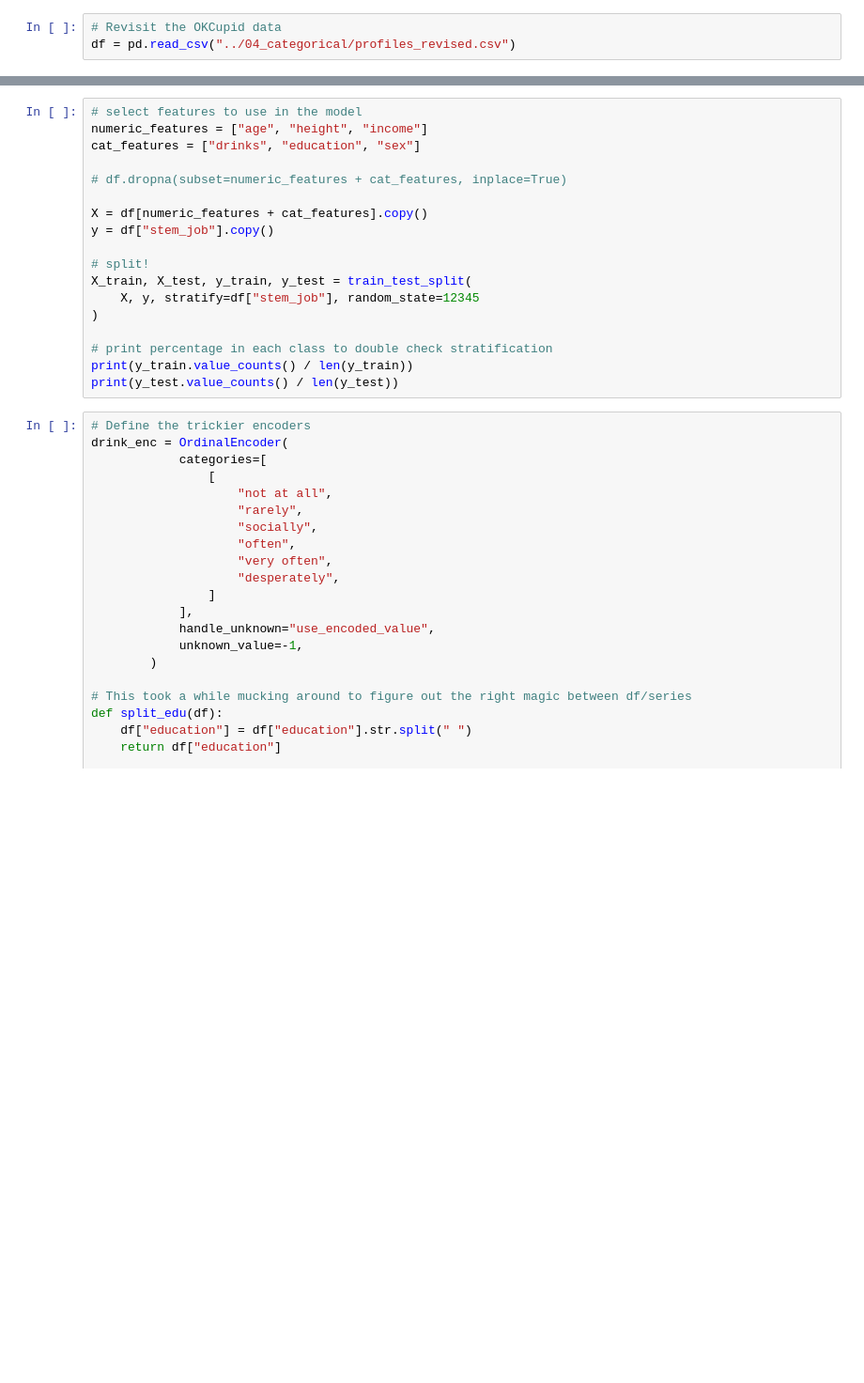
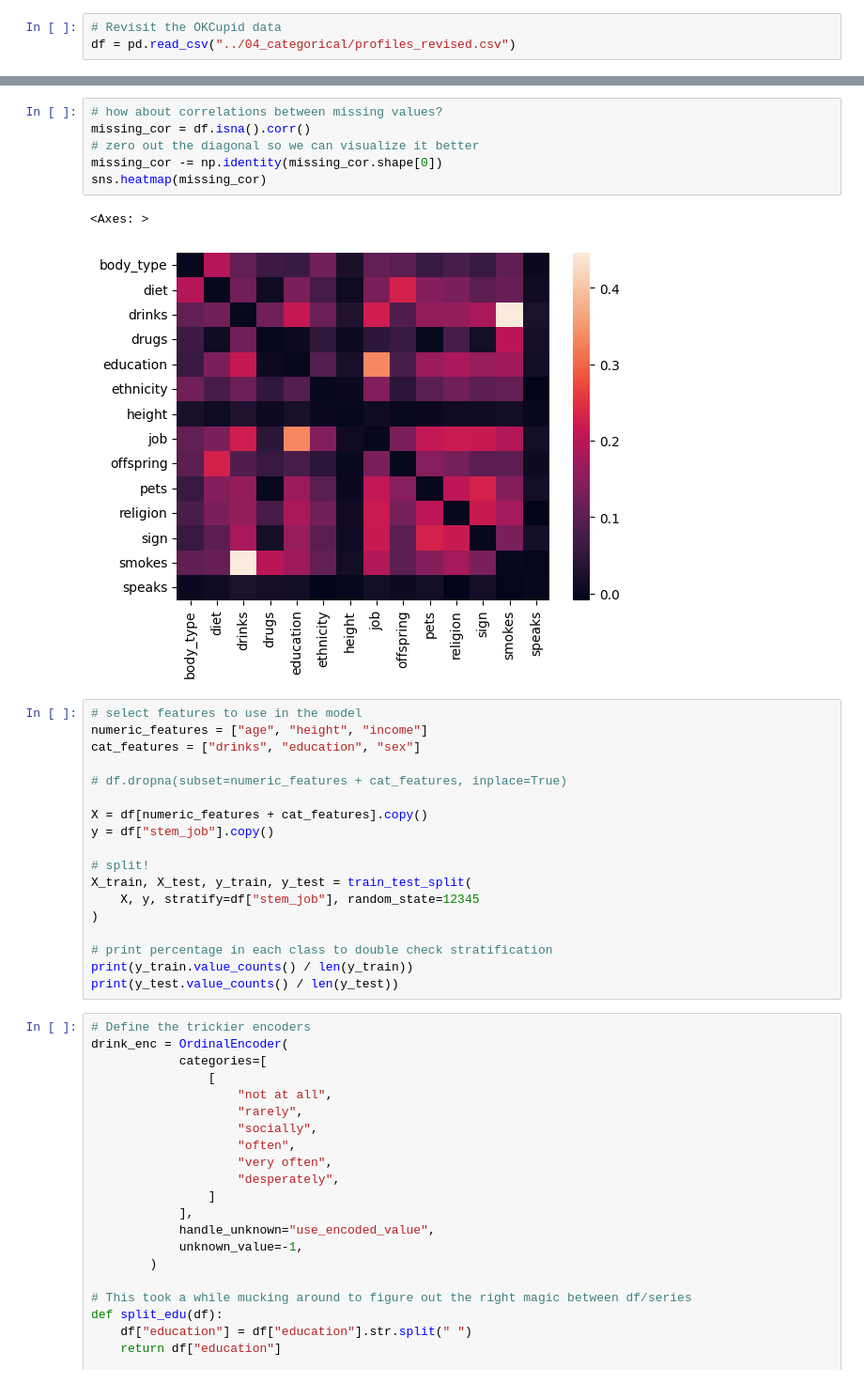
Before and after one commit to mru-data3464/w26, a Jupyter notebook: demo_code/06_missing_weird/ok_cupid_processing.ipynb, the cells around one changed output, grey strips where cells are left out. Shown at 94% size. Cells and saved outputs as stored; diff of their text form; blank space fills up the shorter version.

```diff
--- a/demo_code/06_missing_weird/ok_cupid_processing.ipynb
+++ b/demo_code/06_missing_weird/ok_cupid_processing.ipynb
@@ -31,3 +98,12 @@ df.info()
+# %%
+# how about correlations between missing values?
+missing_cor = df.isna().corr()
+# zero out the diagonal so we can visualize it better
+missing_cor -= np.identity(missing_cor.shape[0])
+sns.heatmap(missing_cor)
+# %% [output]
+<Axes: >
+[figure, added]
 # %%
 # select features to use in the model
 numeric_features = ["age", "height", "income"]
```
Also changed, not shown: parts of 7 cells of this notebook, 2 other files.
